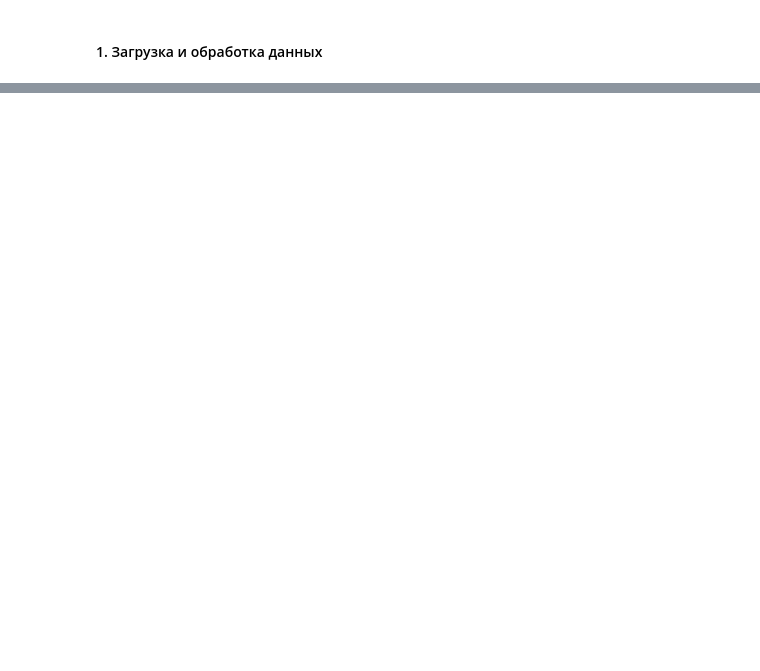
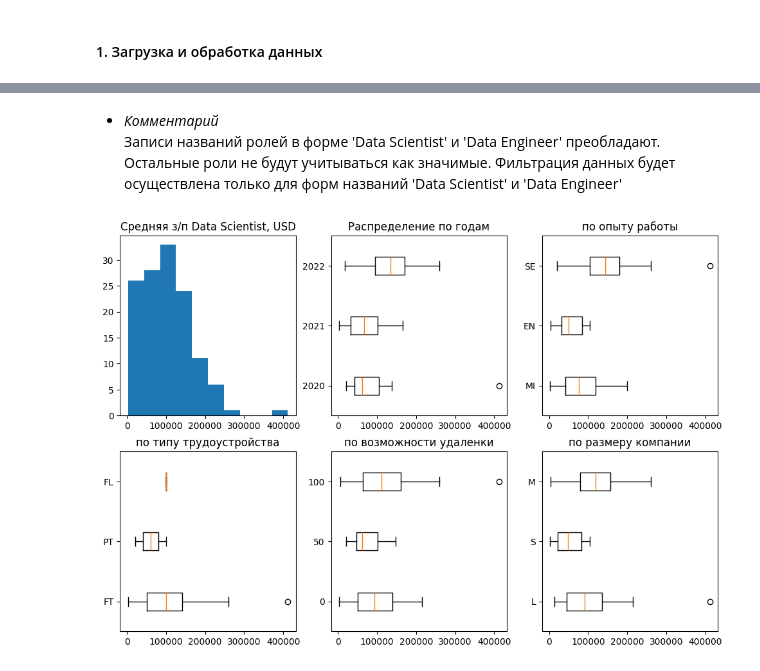
Before and after one commit to iklodsh/mdspro, a Jupyter notebook: DSPRO_m_01/EDA_04_StatTests/EDA_04_Practice.ipynb, the cells around one changed output, grey strips where cells are left out. Saved outputs shown, nothing was run; the diff lists cells and outputs as text; code cells hidden in the pictures; blank space fills up the shorter version.

```diff
--- a/DSPRO_m_01/EDA_04_StatTests/EDA_04_Practice.ipynb
+++ b/DSPRO_m_01/EDA_04_StatTests/EDA_04_Practice.ipynb
@@ -52,0 +88,13 @@ dtype: int64
+# %%
+# удаляем неинформативные признаки
+df_droped = df.drop(['Unnamed: 0', 'salary', 'salary_currency'], axis=1)
+
+# удаеляем полные дубликаты записей
+print('Количество дубликатов: {}'.format(df_droped[df_droped.duplicated()].shape[0]))
+df_droped = df_droped.drop_duplicates()
+print('Размер таблицы после удаления дубликатов: {}\n'.format(df_droped.shape))
+
+# устанавливаем для категориальных признаков корректный тип
+df_dTyped = df_droped.astype('category')
+df_dTyped['salary_in_usd'] = df_droped['salary_in_usd'].astype('int64')
+df_dTyped.info()
@@ -52,0 +181,50 @@ dtype: int64
+# %% [markdown]
+* _Комментарий_
+Записи названий ролей в форме 'Data Scientist' и 'Data Engineer' преобладают. Остальные роли не будут учитываться как значимые. Фильтрация данных будет осуществлена только для форм названий 'Data Scientist' и 'Data Engineer'
+# %%
+# Визуализируем влияние всех возможных факторов на зарплаты Data Scientist
+
+# Для факторов с малым количеством категорий - коробчатые диаграммы
+
+# Функция для подготовки данных для отражения на графиках
+def salary_in_usd (col, df):
+    labels = df[col].unique()
+    data = []
+    for elem in labels:
+        data.append(list(df[df[col]==elem]['salary_in_usd']))
+    return labels, data
+
+df_DS = df_dTyped[df_dTyped['job_title']=='Data Scientist']
+
+fig, axes = plt.subplots(nrows=2, ncols=3, figsize=(12, 8))
+
+# Распределение средней з/п Data Scientist (DS)
+axes[0, 0].hist(x=df_DS['salary_in_usd'], bins=10)
+axes[0, 0].set_title("Средняя з/п Data Scientist, USD")
+
+# Распределение з/п DS по годам
+labels, data = salary_in_usd ('work_year', df_DS)
+axes[0, 1].boxplot(x=data, vert=False, labels=labels)
+axes[0, 1].set_title("Распределение по годам")
+
+# Распределение з/п DS по опыту работы
+labels, data = salary_in_usd ('experience_level', df_DS)
+axes[0, 2].boxplot(x=data, vert=False, labels=labels)
+axes[0, 2].set_title("по опыту работы")
+
+# Распределение з/п DS по типу трудоустройствва
+labels, data = salary_in_usd ('employment_type', df_DS)
+axes[1, 0].boxplot(x=data, vert=False, labels=labels)
+axes[1, 0].set_title("по типу трудоустройства")
+
+# Распределение з/п DS по возможности удаленки
+labels, data = salary_in_usd ('remote_ratio', df_DS)
+axes[1, 1].boxplot(x=data, vert=False, labels=labels)
+axes[1, 1].set_title("по возможности удаленки")
+
+# Распределение з/п DS по размеру компании
+labels, data = salary_in_usd ('company_size', df_DS)
+axes[1, 2].boxplot(x=data, vert=False, labels=labels)
+axes[1, 2].set_title("по размеру компании");
+# %% [output]
+[figure, added]
```
Also changed, not shown: parts of 28 cells of this notebook.
